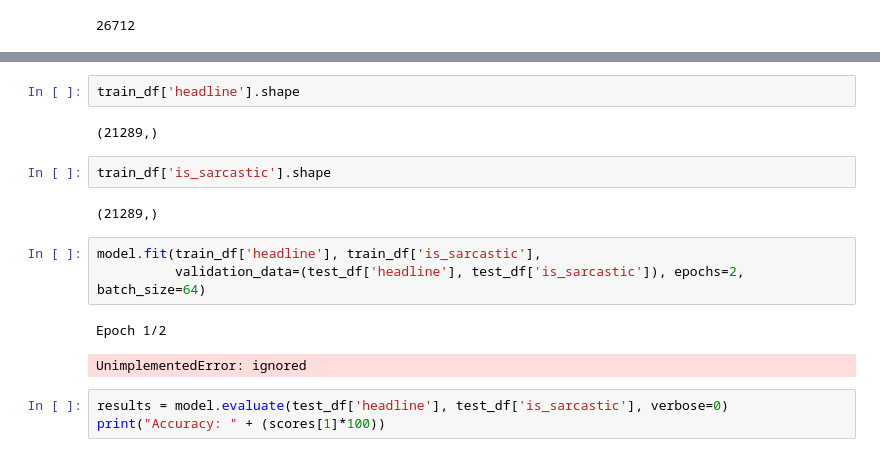
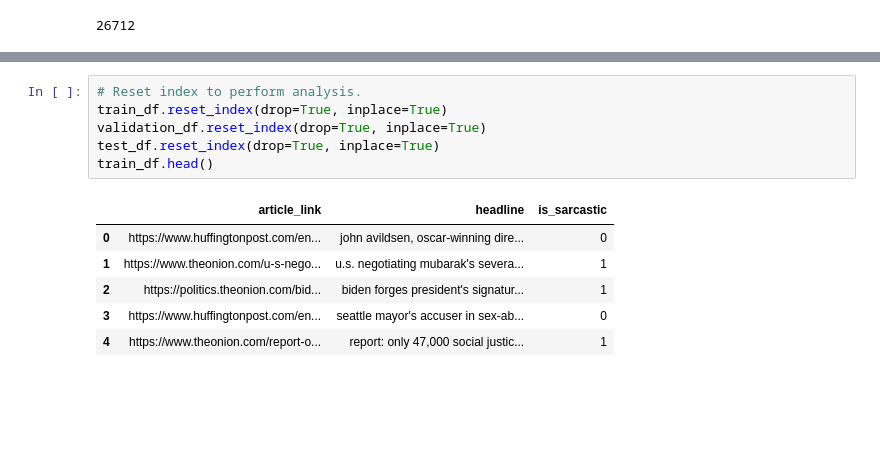
Before and after one commit to alia-alramahi/cmsc-4383-semester-project, a Jupyter notebook: project.ipynb, the cells around one changed output, grey strips where cells are left out. Saved outputs shown, nothing was run; the diff lists cells and outputs as text; blank space fills up the shorter version.

```diff
--- a/project.ipynb
+++ b/project.ipynb
@@ -105,17 +62,13 @@ None
-# %%
-train_df['headline'].shape
-# %% [output]
-(21289,)
-# %%
-train_df['is_sarcastic'].shape
-# %% [output]
-(21289,)
-# %%
-model.fit(train_df['headline'], train_df['is_sarcastic'],
-          validation_data=(test_df['headline'], test_df['is_sarcastic']), epochs=2, batch_size=64)
-# %% [output]
-Epoch 1/2
-UnimplementedError: ignored
-# %%
-results = model.evaluate(test_df['headline'], test_df['is_sarcastic'], verbose=0)
-print("Accuracy: " + (scores[1]*100))
+# %%
+# Reset index to perform analysis.
+train_df.reset_index(drop=True, inplace=True)
+validation_df.reset_index(drop=True, inplace=True)
+test_df.reset_index(drop=True, inplace=True)
+train_df.head()
+# %% [output]
+|  | article_link | headline | is_sarcastic |
+| 0 | https://www.huffingtonpost.com/en... | john avildsen, oscar-winning dire... | 0 |
+| 1 | https://www.theonion.com/u-s-nego... | u.s. negotiating mubarak's severa... | 1 |
+| 2 | https://politics.theonion.com/bid... | biden forges president's signatur... | 1 |
+| 3 | https://www.huffingtonpost.com/en... | seattle mayor's accuser in sex-ab... | 0 |
+| 4 | https://www.theonion.com/report-o... | report: only 47,000 social justic... | 1 |
```
Also changed, not shown: parts of 44 cells of this notebook.
